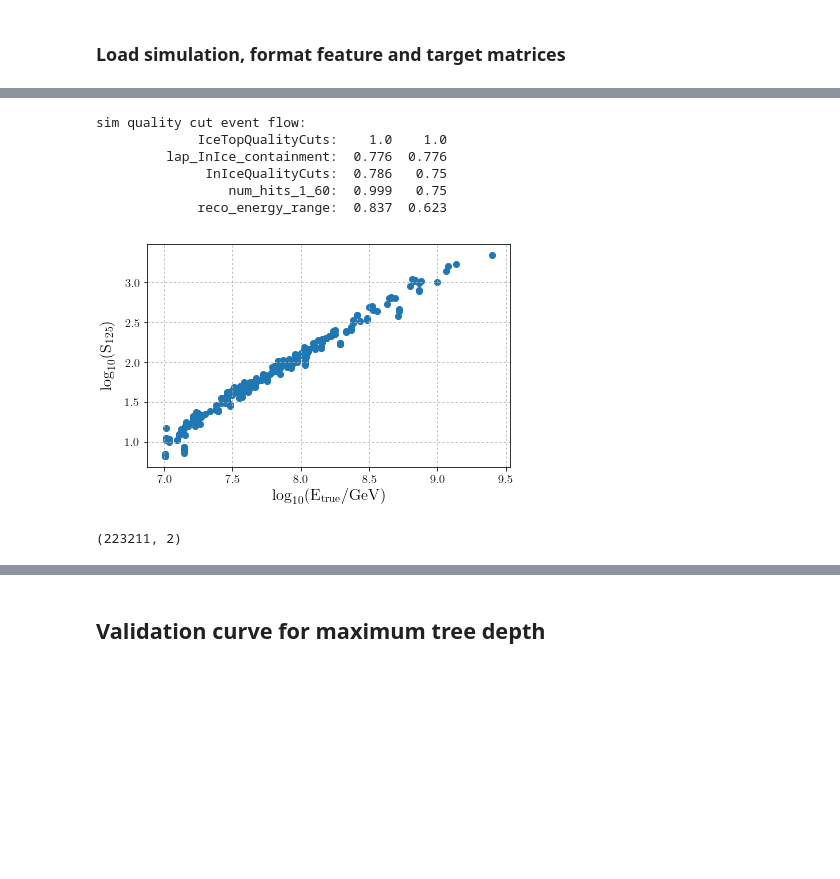
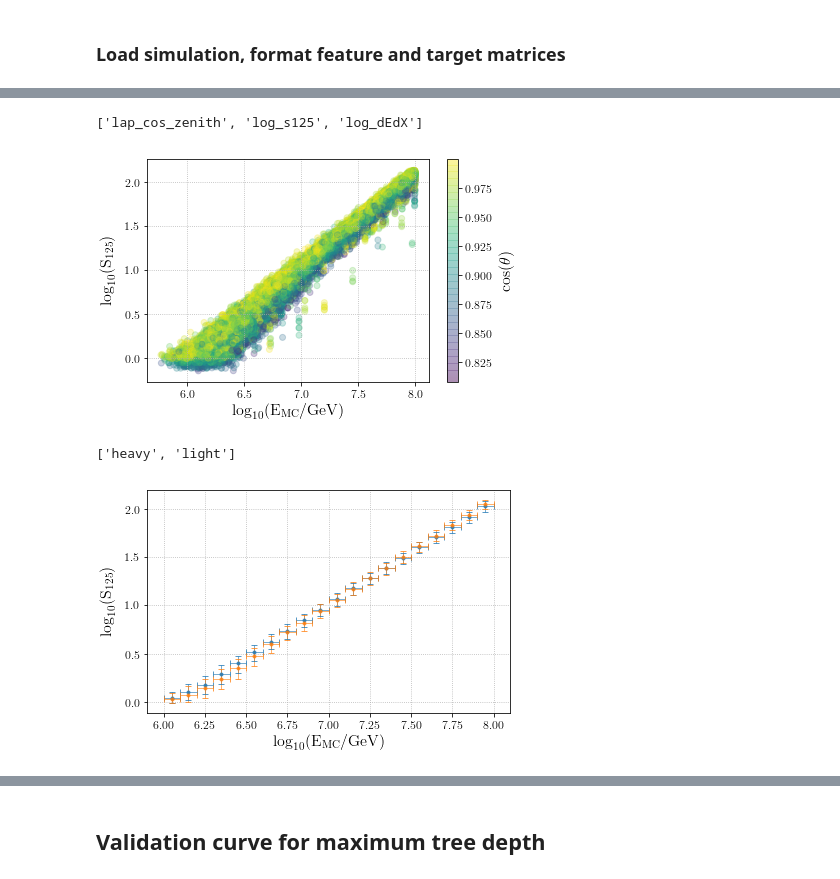
Before and after one commit to jrbourbeau/cr-composition, a Jupyter notebook: notebooks/energy-reco.ipynb, the cells around one changed output, grey strips where cells are left out. Saved outputs shown, nothing was run; the diff lists cells and outputs as text; code cells hidden in the pictures; blank space fills up the shorter version.

```diff
--- a/notebooks/energy-reco.ipynb
+++ b/notebooks/energy-reco.ipynb
@@ -81,24 +58,37 @@ sim_test = sim_test[nan_mask_test]
-# %%
-df_sim = comp.load_dataframe(datatype='sim', config='IC79')
-df_sim.dropna(inplace=True)
-feature_list, feature_labels = comp.analysis.get_training_features(feature_list)
-# %% [output]
-sim quality cut event flow:
-             IceTopQualityCuts:    1.0    1.0
-         lap_InIce_containment:  0.776  0.776
-              InIceQualityCuts:  0.786   0.75
-                 num_hits_1_60:  0.999   0.75
-             reco_energy_range:  0.837  0.623
+# %%
+# feature_list = ['lap_cos_zenith', 'log_s125']
+# feature_list = ['log_s80', 'log_s125', 'log_s250', 'lap_cos_zenith',
+#                 'FractionContainment_Laputop_IceTop', 'NStations']
+
+# feature_list = ['log_s50', 'log_s125', 'log_s250', 'lap_cos_zenith', 'NStations', 'FractionContainment_Laputop_IceTop',
+#                 'log_dEdX']
+# feature_labels = ['$\mathrm{\log_{10}(S_{50})}$', '$\mathrm{\log_{10}(S_{125})}$', '$\mathrm{\log_{10}(S_{250})}$',
+#                   '$\mathrm{\cos(\\theta)}$', 'NStations', 'IT Conainment', '$\mathrm{\log_{10}(dE/dX)}$']
+
+feature_list, feature_labels = comp.get_training_features()
+feature_list
+# %% [output]
+['lap_cos_zenith', 'log_s125', 'log_dEdX']
+# %%
+# df_sim_train, df_sim_test = comp.load_sim(config='IC79.2010')
+df_sim_train, df_sim_test = comp.load_sim(config='IC86.2012')
 # %%
 fig, ax = plt.subplots()
-ax.scatter(df_sim['MC_log_energy'][:300], df_sim['log_s125'][:300])
-ax.set_xlabel('$\mathrm{\\log_{10}(E_{true}/GeV)}$')
-ax.set_ylabel('$\mathrm{\\log_{10}(S_{125})}$')
+sc = ax.scatter(df_sim_train['MC_log_energy'], df_sim_train['log_s125'],
+                c=df_sim_train['lap_cos_zenith'], alpha=0.25)
+ax.set_xlabel('$\mathrm{\log_{10}(E_{MC}/GeV)}$')
+ax.set_ylabel('$\mathrm{\log_{10}(S_{125})}$')
 ax.grid()
+plt.colorbar(sc, label='$\mathrm{\cos(\\theta)}$')
+s125_vs_MC_energy_outfile = os.path.join(comp.paths.figures_dir, 'energy_reco',
+                                         's125_vs_MC_energy_zenith.png')
+comp.check_output_dir(s125_vs_MC_energy_outfile)
+plt.savefig(s125_vs_MC_energy_outfile)
 plt.show()
 # %% [output]
-[figure, old version]
+[figure, new version]
-# %%
-sim_train.X.shape
-# %% [output]
-(223211, 2)
+# %%
+comp_list = comp.get_comp_list(num_groups=2)
+comp_list
+# %% [output]
+['heavy', 'light']
@@ -104,0 +102,16 @@ sim_train.X.shape
+# %%
+fig, ax = plt.subplots()
+for composition in comp_list:
+    log_s125 = df_sim_train.loc[comp_mask_train[composition], 'log_s125']
+    MC_log_energy = df_sim_train.loc[comp_mask_train[composition], 'MC_log_energy']
+
+    _, bin_medians, error = comp.analysis.get_medians(MC_log_energy, log_s125,
+                                                      energybins.log_energy_bins)
+    ax.errorbar(energybins.log_energy_midpoints, bin_medians, yerr=error, xerr=0.05,
+                marker='.', ls='None', label='light', color=color_dict[composition], alpha=0.75)
+ax.set_xlabel('$\mathrm{\log_{10}(E_{MC}/GeV)}$')
+ax.set_ylabel('$\mathrm{\log_{10}(S_{125})}$')
+ax.grid()
+plt.show()
+# %% [output]
+[figure, added]
```
Also changed, not shown: parts of 26 cells of this notebook, 19 other files.
